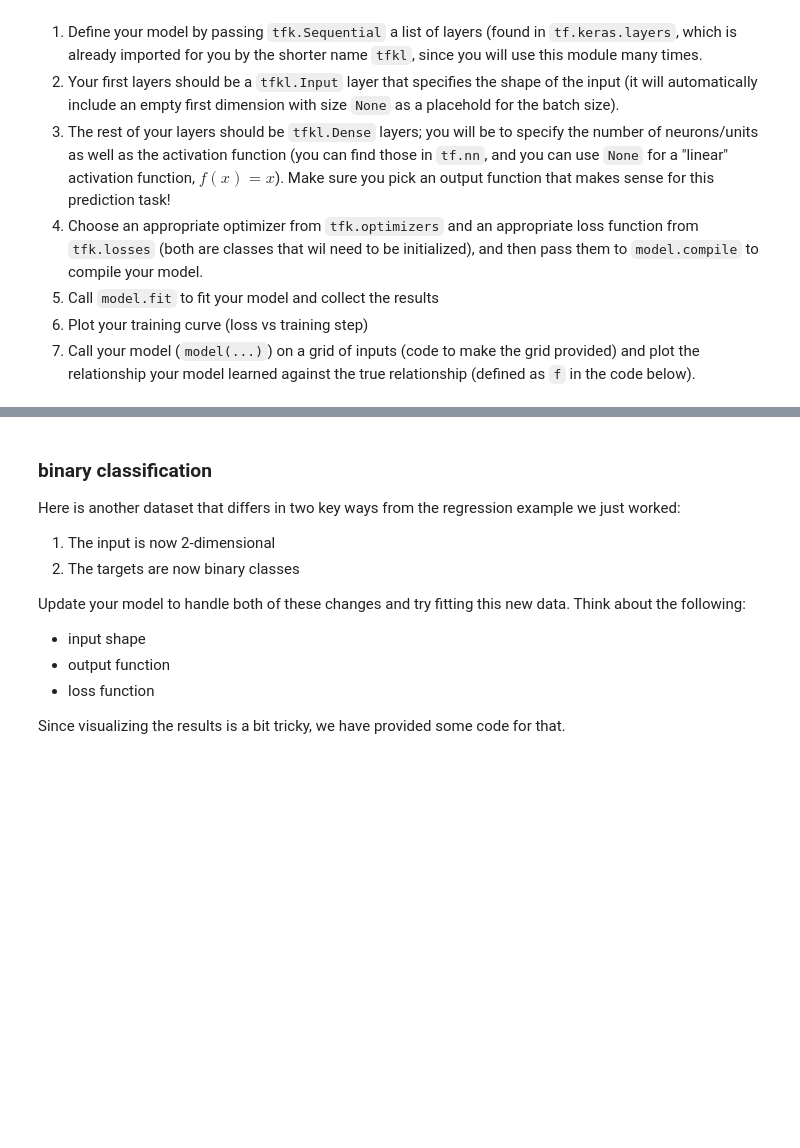
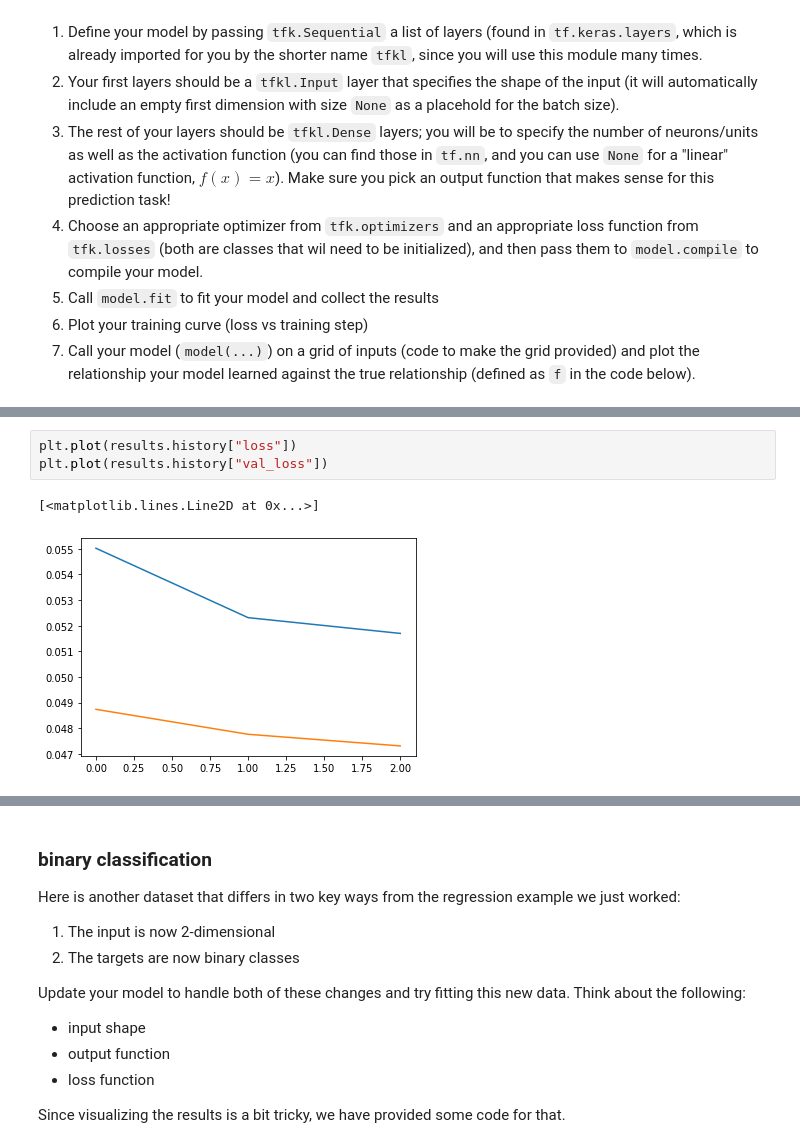
Before and after one commit to ziheyang/2020Fall, a Jupyter notebook: ANLY590-Neural Nets/keras_lab.ipynb, the cells around one changed output, grey strips where cells are left out. Cells and saved outputs as stored; diff of their text form; blank space fills up the shorter version.

```diff
--- a/ANLY590-Neural Nets/keras_lab.ipynb
+++ b/ANLY590-Neural Nets/keras_lab.ipynb
@@ -35 +97,7 @@ plt.show()
+# %%
+plt.plot(results.history["loss"])
+plt.plot(results.history["val_loss"])
+# %% [output]
+[<matplotlib.lines.Line2D at 0x...>]
+[figure, added]
 # %%
```
Also changed, not shown: parts of 18 cells of this notebook.
